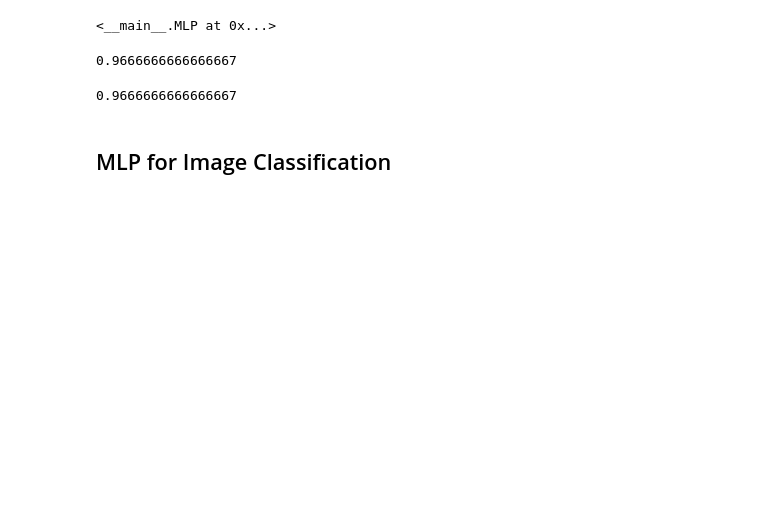
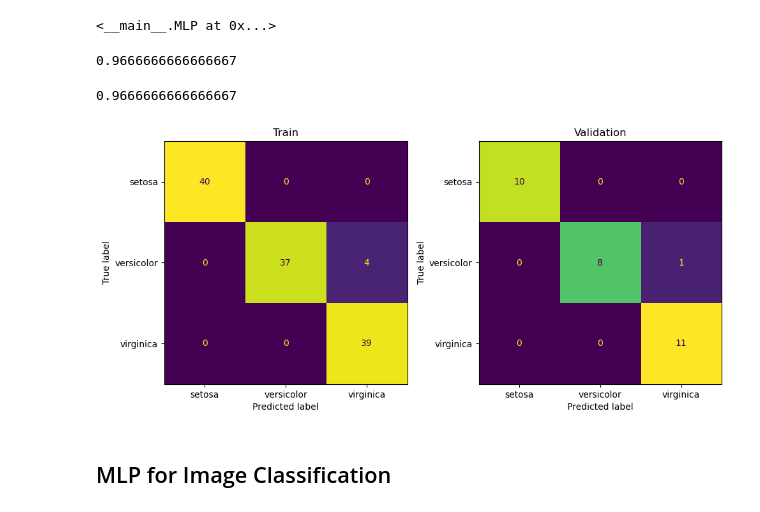
Before and after one commit to diegotg2000/ComputerVision, a Jupyter notebook: nb2.ipynb, the cells around one changed output. Drawn from its saved outputs; the diff is of its cells as text; code cells hidden in the pictures; blank space fills up the shorter version.

```diff
--- a/nb2.ipynb
+++ b/nb2.ipynb
@@ -234,3 +253,23 @@ model.score(X_test, y_test)
+# %%
+cm_train = confusion_matrix(y_train, model.predict(X_train))
+disp_train = ConfusionMatrixDisplay(confusion_matrix=cm_train, display_labels=iris_ds.target_names)
+
+cm_test = confusion_matrix(y_test, model.predict(X_test))
+disp_test = ConfusionMatrixDisplay(confusion_matrix=cm_test, display_labels=iris_ds.target_names)
+
+# show both confusion matrices
+fig, ax = plt.subplots(1, 2, figsize=(10, 5))
+disp_train.plot(ax=ax[0])
+disp_test.plot(ax=ax[1])
+# remove colorbar
+ax[0].images[-1].colorbar.remove()
+ax[1].images[-1].colorbar.remove()
+ax[0].set_title('Train')
+ax[1].set_title('Validation')
+plt.tight_layout()
+plt.savefig('cm_iris.png')
+# %% [output]
+[figure, added]
 # %% [markdown]
 ## MLP for Image Classification
 # %%
```
Also changed, not shown: parts of 11 cells of this notebook, 1 other file.
